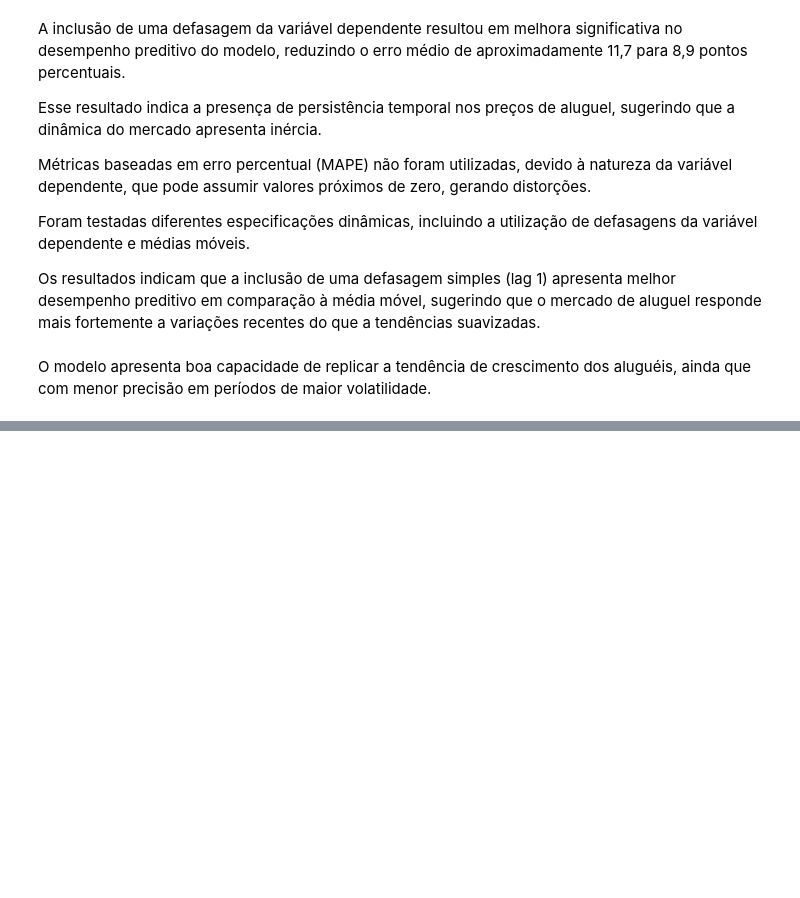
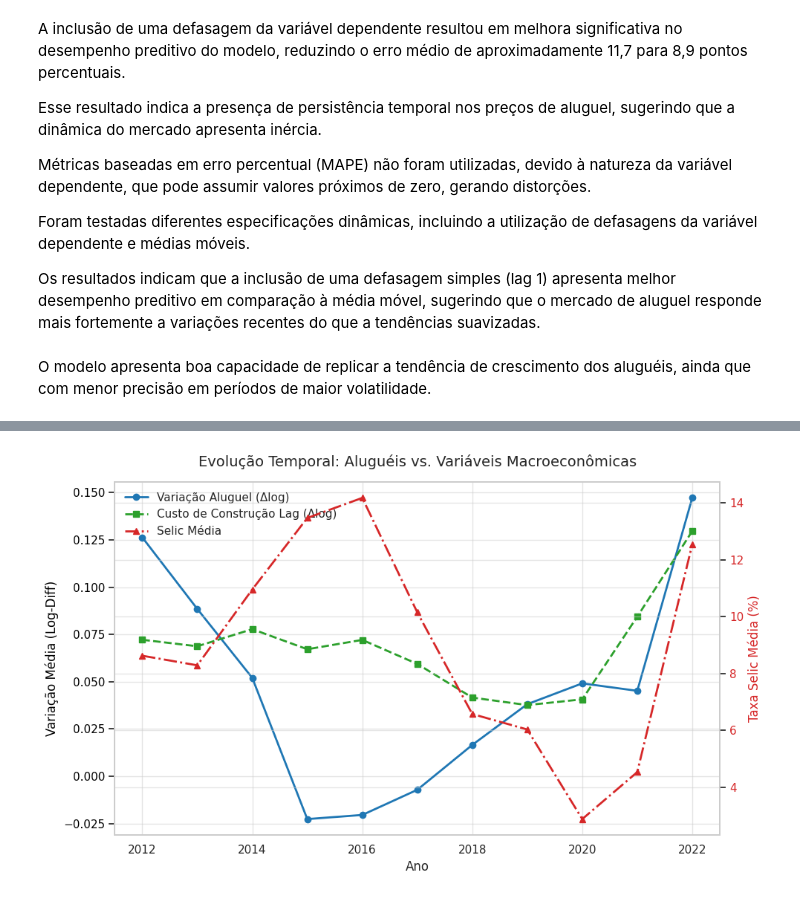
Before and after one commit to gustavoSutil/tcc-migracao-e-inflacao, a Jupyter notebook: notebooks/migracao_regional_e_alugueis.ipynb, the cells around one changed output, grey strips where cells are left out. Drawn from its saved outputs; the diff is of its cells as text; code cells hidden in the pictures; blank space fills up the shorter version.

Commit message:
feat: adicionando graficos dos resultados

```diff
--- a/notebooks/migracao_regional_e_alugueis.ipynb
+++ b/notebooks/migracao_regional_e_alugueis.ipynb
@@ -1500,0 +1502,32 @@ XGBoost + Optuna: 0.006904226647525723
+# %%
+sns.set_theme(style="whitegrid")
+
+df_ano = df_model.groupby('ano')[['dlog_aluguel', 'selic_media', 'dlog_incc_lag1']].mean().reset_index()
+
+fig, ax1 = plt.subplots(figsize=(10, 6))
+
+color1 = '#1f77b4' # Azul
+color2 = '#2ca02c' # Verde
+ax1.set_xlabel('Ano', fontsize=12)
+ax1.set_ylabel('Variação Média (Log-Diff)', color='black', fontsize=12)
+ax1.plot(df_ano['ano'], df_ano['dlog_aluguel'], marker='o', color=color1, label='Variação Aluguel (Δlog)', linewidth=2)
+ax1.plot(df_ano['ano'], df_ano['dlog_incc_lag1'], marker='s', color=color2, linestyle='--', label='Custo de Construção Lag (Δlog)', linewidth=2)
+ax1.tick_params(axis='y', labelcolor='black')
+
+ax2 = ax1.twinx()
+color3 = '#d62728' # Vermelho
+ax2.set_ylabel('Taxa Selic Média (%)', color=color3, fontsize=12)
+ax2.plot(df_ano['ano'], df_ano['selic_media'], marker='^', color=color3, linestyle='-.', label='Selic Média', linewidth=2)
+ax2.tick_params(axis='y', labelcolor=color3)
+
+lines_1, labels_1 = ax1.get_legend_handles_labels()
+lines_2, labels_2 = ax2.get_legend_handles_labels()
+ax1.legend(lines_1 + lines_2, labels_1 + labels_2, loc='upper left', frameon=False)
+
+plt.title('Evolução Temporal: Aluguéis vs. Variáveis Macroeconômicas', fontsize=14, pad=15)
+plt.tight_layout()
+
+plt.savefig('../figures/grafico_serie_temporal_macro.pdf', format='pdf', bbox_inches='tight')
+plt.show()
+# %% [output]
+[figure, added]
```
Also changed, not shown: parts of 17 cells of this notebook, 4 other files.
